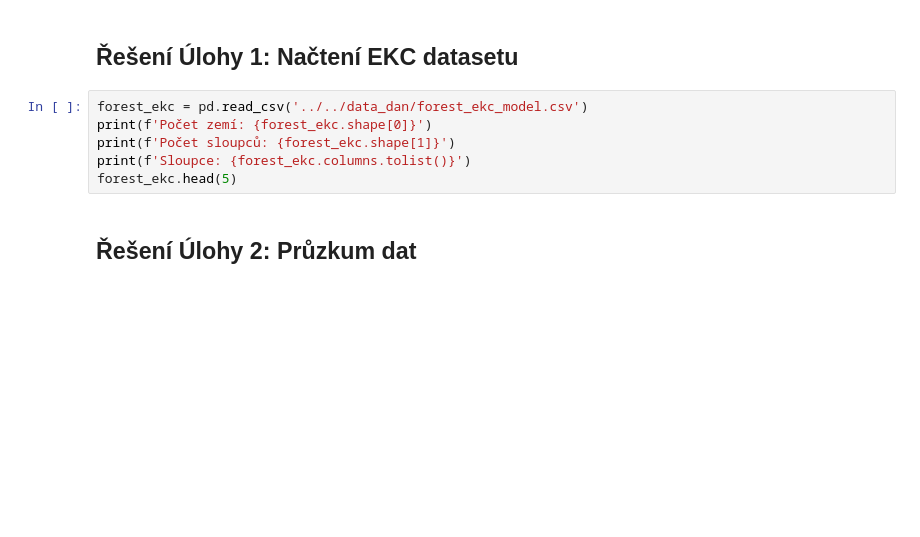
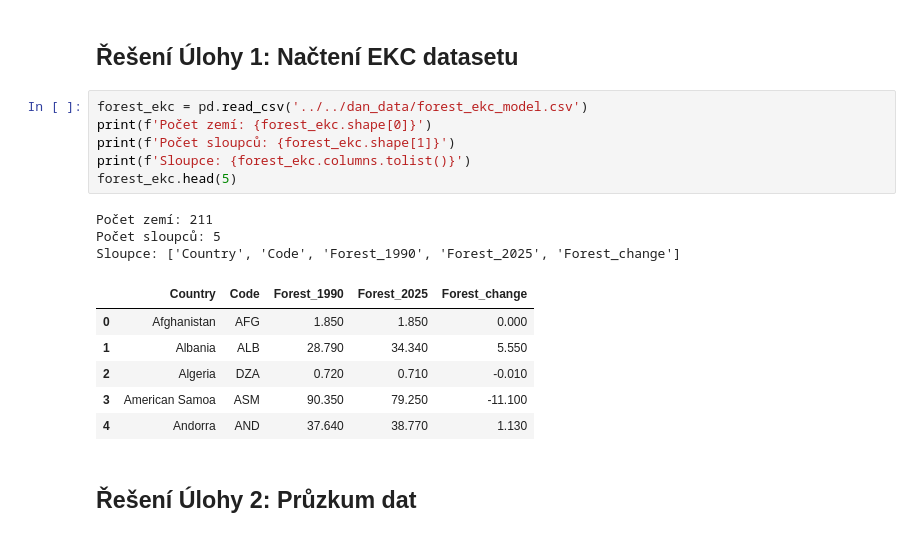
Before and after one commit to beruskis/digital_academy_project, a Jupyter notebook: Kuznets_analysis/A_ulohy/01_pruzkum_dat_RESENI.ipynb, the cells around one changed output. Cells and saved outputs as stored; diff of their text form; blank space fills up the shorter version.

```diff
--- a/Kuznets_analysis/A_ulohy/01_pruzkum_dat_RESENI.ipynb
+++ b/Kuznets_analysis/A_ulohy/01_pruzkum_dat_RESENI.ipynb
@@ -16,11 +18,21 @@ print('Setup hotový!')
 # %% [markdown]
 ## Řešení Úlohy 1: Načtení EKC datasetu
 # %%
-forest_ekc = pd.read_csv('../../data_dan/forest_ekc_model.csv')
+forest_ekc = pd.read_csv('../../dan_data/forest_ekc_model.csv')
 print(f'Počet zemí: {forest_ekc.shape[0]}')
 print(f'Počet sloupců: {forest_ekc.shape[1]}')
 print(f'Sloupce: {forest_ekc.columns.tolist()}')
 forest_ekc.head(5)
+# %% [output]
+Počet zemí: 211
+Počet sloupců: 5
+Sloupce: ['Country', 'Code', 'Forest_1990', 'Forest_2025', 'Forest_change']
+|  | Country | Code | Forest_1990 | Forest_2025 | Forest_change |
+| 0 | Afghanistan | AFG | 1.850 | 1.850 | 0.000 |
+| 1 | Albania | ALB | 28.790 | 34.340 | 5.550 |
+| 2 | Algeria | DZA | 0.720 | 0.710 | -0.010 |
+| 3 | American Samoa | ASM | 90.350 | 79.250 | -11.100 |
+| 4 | Andorra | AND | 37.640 | 38.770 | 1.130 |
 # %% [markdown]
 ## Řešení Úlohy 2: Průzkum dat
 # %%
```
Also changed, not shown: parts of 12 cells of this notebook, 15 other files.
